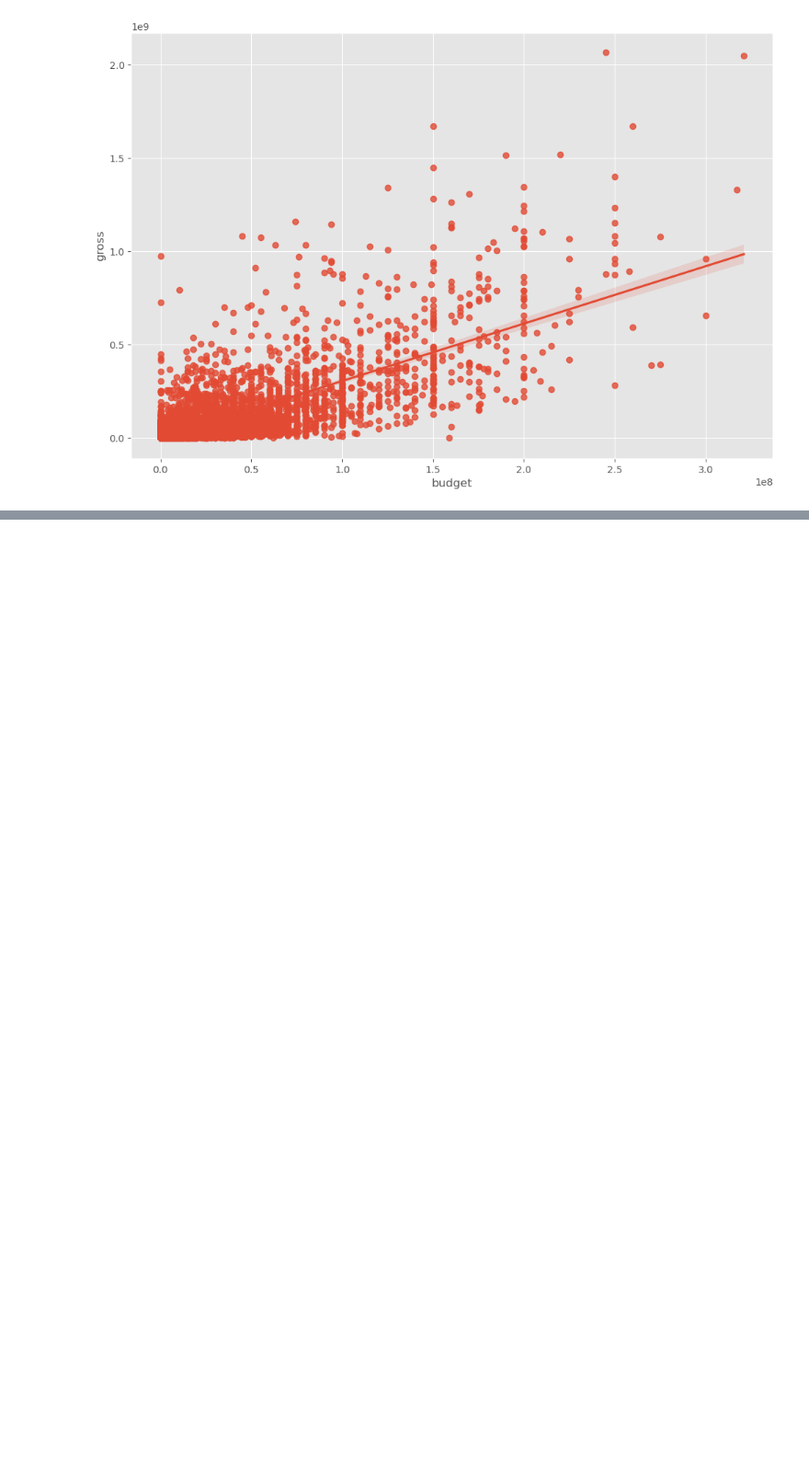
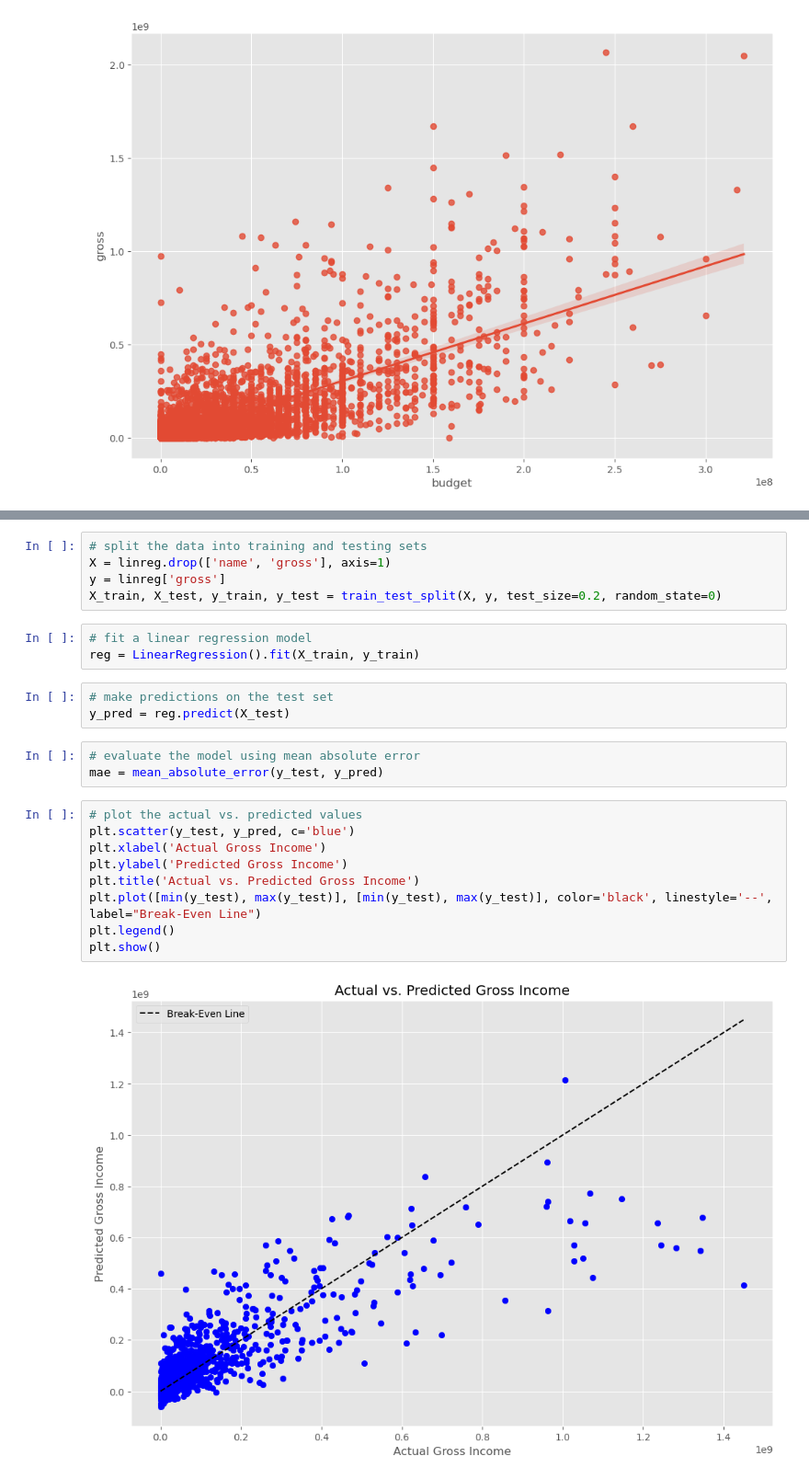
Before and after one commit to TrustyBeard/Python-Correlation, a Jupyter notebook: Python Code.ipynb, the cells around one changed output, grey strips where cells are left out. Shown at 92% size. Saved outputs shown, nothing was run; the diff lists cells and outputs as text; blank space fills up the shorter version.

```diff
--- a/Python Code.ipynb
+++ b/Python Code.ipynb
@@ -268,0 +245,25 @@ plt.show()
+# %%
+# split the data into training and testing sets
+X = linreg.drop(['name', 'gross'], axis=1)
+y = linreg['gross']
+X_train, X_test, y_train, y_test = train_test_split(X, y, test_size=0.2, random_state=0)
+# %%
+# fit a linear regression model
+reg = LinearRegression().fit(X_train, y_train)
+# %%
+# make predictions on the test set
+y_pred = reg.predict(X_test)
+# %%
+# evaluate the model using mean absolute error
+mae = mean_absolute_error(y_test, y_pred)
+# %%
+# plot the actual vs. predicted values
+plt.scatter(y_test, y_pred, c='blue')
+plt.xlabel('Actual Gross Income')
+plt.ylabel('Predicted Gross Income')
+plt.title('Actual vs. Predicted Gross Income')
+plt.plot([min(y_test), max(y_test)], [min(y_test), max(y_test)], color='black', linestyle='--', label="Break-Even Line")
+plt.legend()
+plt.show()
+# %% [output]
+[figure, added]
```
Also changed, not shown: parts of 35 cells of this notebook.
